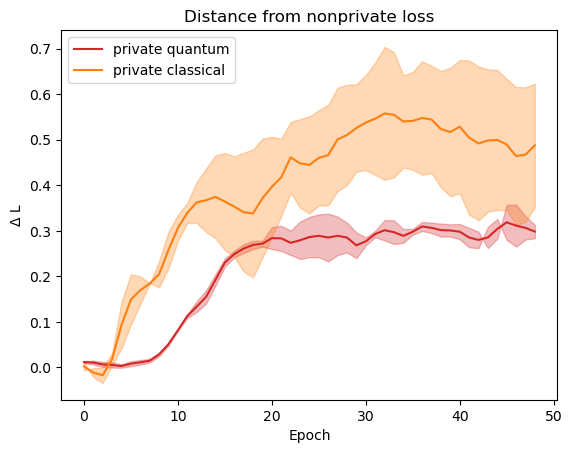
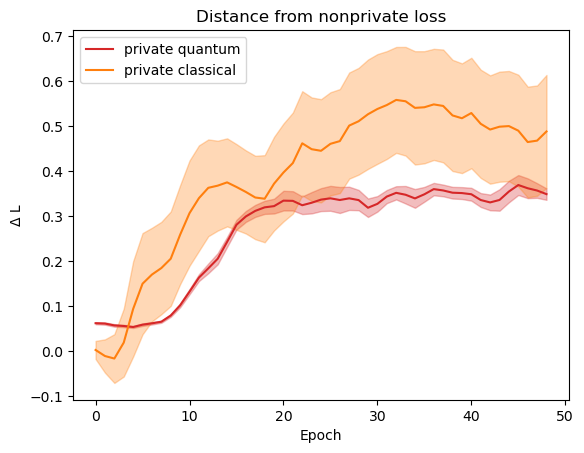
Code edit (unified diff) that turned the first committed figure into the second:
--- before
+++ after
@@ -1,8 +1,15 @@
 for m in models:
-    mean = np.mean(data[m]['private']['tr'], axis = 0) - np.mean(data[m]['nonprivate']['tr'], axis = 0)
-    std = np.std(np.array(data[m]['private']['tr']), axis = 0) - np.std(np.array(data[m]['nonprivate']['tr']), axis = 0)
+    priv = np.array(data[m]['private']['tr'])
+    nonp = np.array(data[m]['nonprivate']['tr'])
 
-    plt.plot(running_mean(mean, rm), label = f"private {m}", color = color_map[m])
-    plt.fill_between(range(len(running_mean(mean, rm))), running_mean(mean - std, rm), running_mean(mean + std, rm), alpha = 0.3, color = color_map[m])
+    mean = priv.mean(axis=0) - nonp.mean(axis=0)
+    sem  = np.sqrt(priv.var(axis=0, ddof=1)/10 + nonp.var(axis=0, ddof=1)/10)
+
+    x = range(len(running_mean(mean, rm)))
+    plt.plot(running_mean(mean, rm), label=f"private {m}", color=color_map[m])
+    plt.fill_between(x,
+                     running_mean(mean - sem, rm),
+                     running_mean(mean + sem, rm),
+                     alpha=0.3, color=color_map[m])
 
 plt.title('Distance from nonprivate loss')
@@ -14,9 +21,8 @@
 
 
-
 for m in models:
 	for p in privacy:
 		mean = np.mean(data[m][p]['tst_accs'], axis = 0)
-		std = np.std(np.array(data[m][p]['tst_accs']), axis = 0) / 3
+		std = np.std(np.array(data[m][p]['tst_accs']), axis = 0) / np.sqrt(10)
 
 		plt.plot(running_mean(mean, rm), label = f"{f'{p} ' if p == "private" else ""}{m}", color = color_map[f"{p}{m}"])

Commit: notebook renamings, minor changes